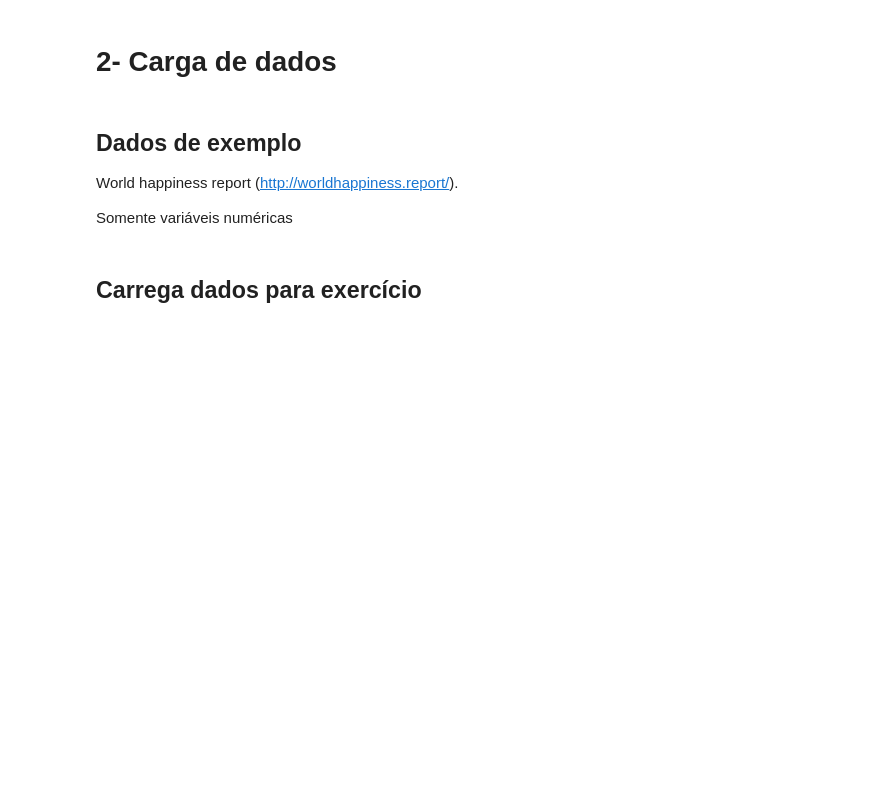
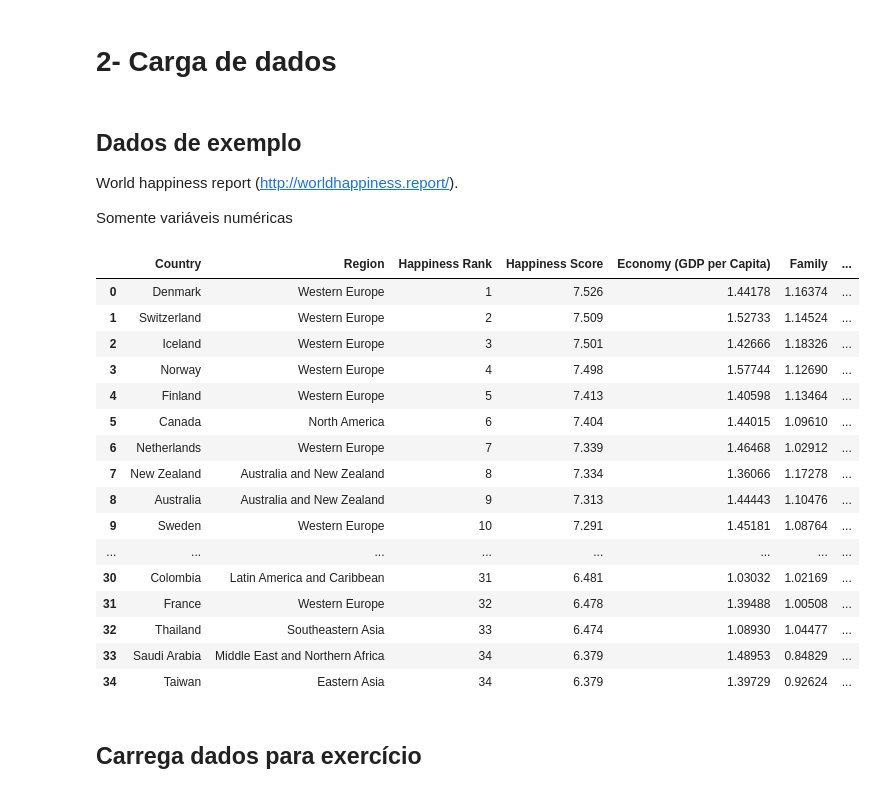
Before and after one commit to Joaomachado69/AI-PMM-ITBI, a Jupyter notebook: an-lise-explorat-ria-de-dados.ipynb, the cells around one changed output. Cells and saved outputs as stored; diff of their text form; code cells hidden in the pictures; blank space fills up the shorter version.

```diff
--- a/an-lise-explorat-ria-de-dados.ipynb
+++ b/an-lise-explorat-ria-de-dados.ipynb
@@ -122,8 +137,8 @@ World happiness report (http://worldhappiness.report/).
 
 Somente variáveis numéricas
 # %%
-if IN_KAGGLE:
-    world_happiness = pd.read_csv("../input/world-happiness/2016.csv")
+if drive:
+    world_happiness = pd.read_csv("/content/drive/MyDrive/AI-PMM-ITBI/2016.csv")
 else:
     world_happiness = pd.read_csv("2016.csv")
 
@@ -131,33 +146,51 @@ else:
 world_happiness = world_happiness.loc[:,['Country', 'Region', 'Happiness Rank', 'Happiness Score',
        'Economy (GDP per Capita)', 'Family', 'Health (Life Expectancy)',
        'Freedom', 'Trust (Government Corruption)', 'Generosity',
        'Dystopia Residual']]
 
 
 
 #world_happiness = shuffle(world_happiness).reset_index(drop=True)
 
 # Conjunto resumido para treinamento de modelos
 world_happiness_resumido = world_happiness.loc[:,[ 'Happiness Score',
        'Economy (GDP per Capita)', 'Family', 'Health (Life Expectancy)',
        'Freedom', 'Trust (Government Corruption)', 'Generosity']]
 
 # Cria variáveis para treinamento de modelos
 
 colunas_fonte = [
        'Economy (GDP per Capita)', 'Family', 'Health (Life Expectancy)',
        'Freedom', 'Trust (Government Corruption)', 'Generosity'
 ]
 
 colunas_objetivo = [
        'Happiness Score'
 ]
 
 world_happiness_resumido_X = world_happiness_resumido.loc[:,colunas_fonte]
 world_happiness_resumido_Y = world_happiness_resumido.loc[:,colunas_objetivo]
 
 
 world_happiness.head(35)
+# %% [output]
+|  | Country | Region | Happiness Rank | Happiness Score | Economy (GDP per Capita) | Family | ... |
+| 0 | Denmark | Western Europe | 1 | 7.526 | 1.44178 | 1.16374 | ... |
+| 1 | Switzerland | Western Europe | 2 | 7.509 | 1.52733 | 1.14524 | ... |
+| 2 | Iceland | Western Europe | 3 | 7.501 | 1.42666 | 1.18326 | ... |
+| 3 | Norway | Western Europe | 4 | 7.498 | 1.57744 | 1.12690 | ... |
+| 4 | Finland | Western Europe | 5 | 7.413 | 1.40598 | 1.13464 | ... |
+| 5 | Canada | North America | 6 | 7.404 | 1.44015 | 1.09610 | ... |
+| 6 | Netherlands | Western Europe | 7 | 7.339 | 1.46468 | 1.02912 | ... |
+| 7 | New Zealand | Australia and New Zealand | 8 | 7.334 | 1.36066 | 1.17278 | ... |
+| 8 | Australia | Australia and New Zealand | 9 | 7.313 | 1.44443 | 1.10476 | ... |
+| 9 | Sweden | Western Europe | 10 | 7.291 | 1.45181 | 1.08764 | ... |
+| ... | ... | ... | ... | ... | ... | ... | ... |
+| 30 | Colombia | Latin America and Caribbean | 31 | 6.481 | 1.03032 | 1.02169 | ... |
+| 31 | France | Western Europe | 32 | 6.478 | 1.39488 | 1.00508 | ... |
+| 32 | Thailand | Southeastern Asia | 33 | 6.474 | 1.08930 | 1.04477 | ... |
+| 33 | Saudi Arabia | Middle East and Northern Africa | 34 | 6.379 | 1.48953 | 0.84829 | ... |
+| 34 | Taiwan | Eastern Asia | 34 | 6.379 | 1.39729 | 0.92624 | ... |
 # %% [markdown]
 ## Carrega dados para exercício
 # %% [markdown]
```
Also changed, not shown: parts of 105 cells of this notebook.
